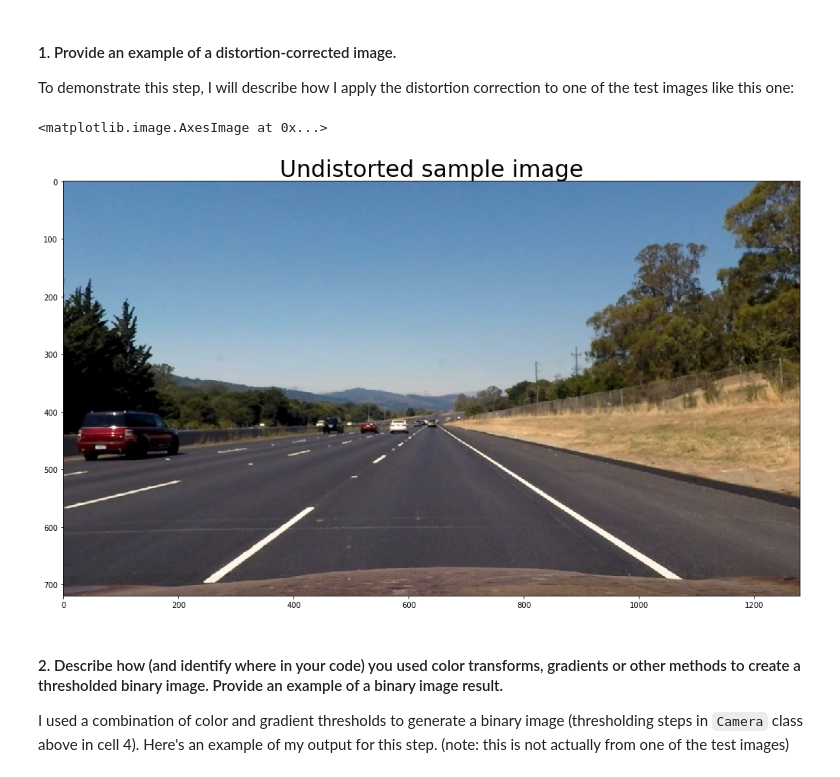
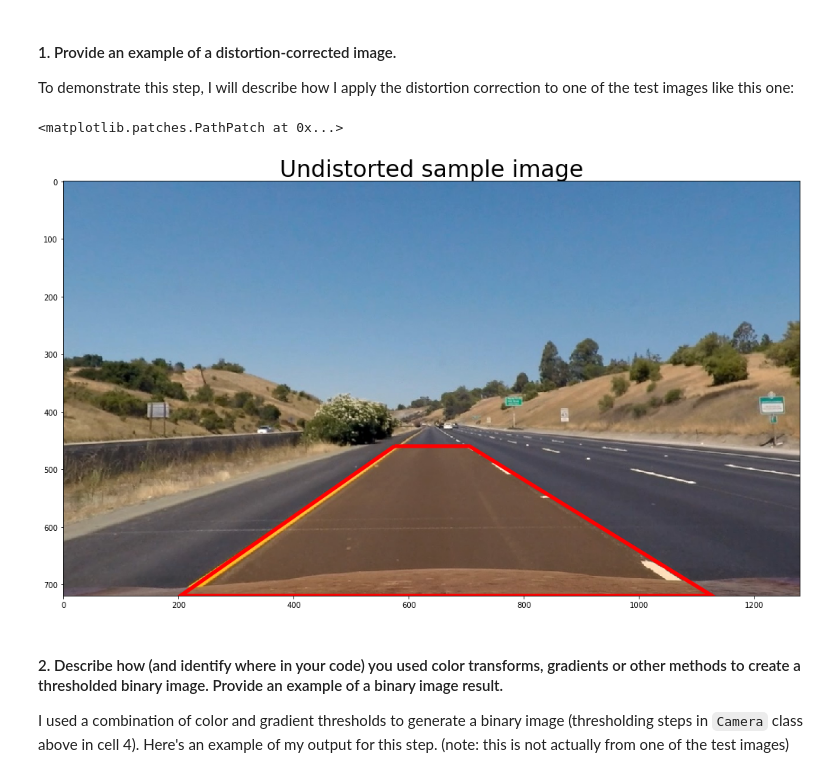
Before and after one commit to shobhitg/CarND-Advanced-Lane-Lines, a Jupyter notebook: Advanced-Lane-Lines.ipynb, the cells around one changed output. Cells and saved outputs as stored; diff of their text form; code cells hidden in the pictures.

```diff
--- a/Advanced-Lane-Lines.ipynb
+++ b/Advanced-Lane-Lines.ipynb
@@ -564,16 +611,31 @@ Utils.visualizeBeforeAfter(img, dst, "Distorted Image", "Undistorted Image")
 # %% [markdown]
 #### 1. Provide an example of a distortion-corrected image.
 To demonstrate this step, I will describe how I apply the distortion correction to one of the test images like this one:
-# %%
-img = cv2.imread('./test_images/straight_lines2.jpg')
-img = cv2.cvtColor(img, cv2.COLOR_BGR2RGB)
-img = camera.undistort(img)
-f, (ax1) = plt.subplots(1, 1, figsize=(20,10))
-ax1.set_title("Undistorted sample image", fontsize=30)
-ax1.imshow(img)
-# %% [output]
-<matplotlib.image.AxesImage at 0x...>
-[figure, removed]
+# %%
+img = cv2.imread('./test_images/straight_lines1.jpg')
+# img = cv2.imread('./test_images/straight_lines2.jpg')
+# img = cv2.imread('./test_images/test1.jpg')
+# img = cv2.imread('./test_images/test2.jpg')
+# img = cv2.imread('./test_images/test3.jpg')
+# img = cv2.imread('./test_images/test4.jpg')
+# img = cv2.imread('./test_images/test5.jpg')
+# img = cv2.imread('./test_images/test3.jpg')
+# img = cv2.imread('./282712.jpg')
+img = cv2.cvtColor(img, cv2.COLOR_BGR2RGB)
+img = camera.undistort(img)
+f, (ax1) = plt.subplots(1, 1, figsize=(20,10))
+ax1.set_title("Undistorted sample image", fontsize=30)
+ax1.imshow(img)
+
+
+from matplotlib.path import Path
+import matplotlib.patches as patches
+path = Path([(575, 460), (705, 460), (1127, 720), (203, 720), (575, 460)])
+patch = patches.PathPatch(path, fc=(1,0.5,0,0.2), ec=(1,0,0,1), lw=5)
+ax1.add_patch(patch)
+# %% [output]
+<matplotlib.patches.PathPatch at 0x...>
+[figure, added]
 # %% [markdown]
 #### 2. Describe how (and identify where in your code) you used color transforms, gradients or other methods to create a thresholded binary image.  Provide an example of a binary image result.
 I used a combination of color and gradient thresholds to generate a binary image (thresholding steps in `Camera` class above in cell 4).  Here's an example of my output for this step.  (note: this is not actually from one of the test images)
```
Also changed, not shown: parts of 14 cells of this notebook, 2 other files.
